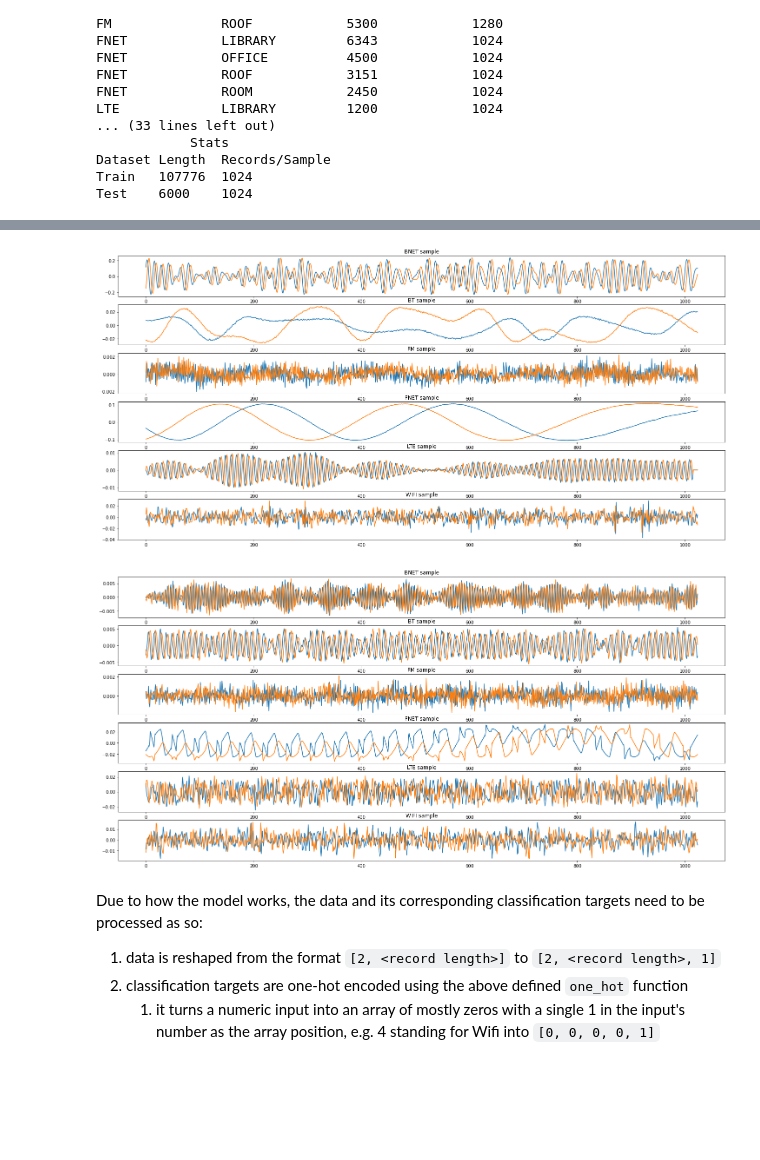
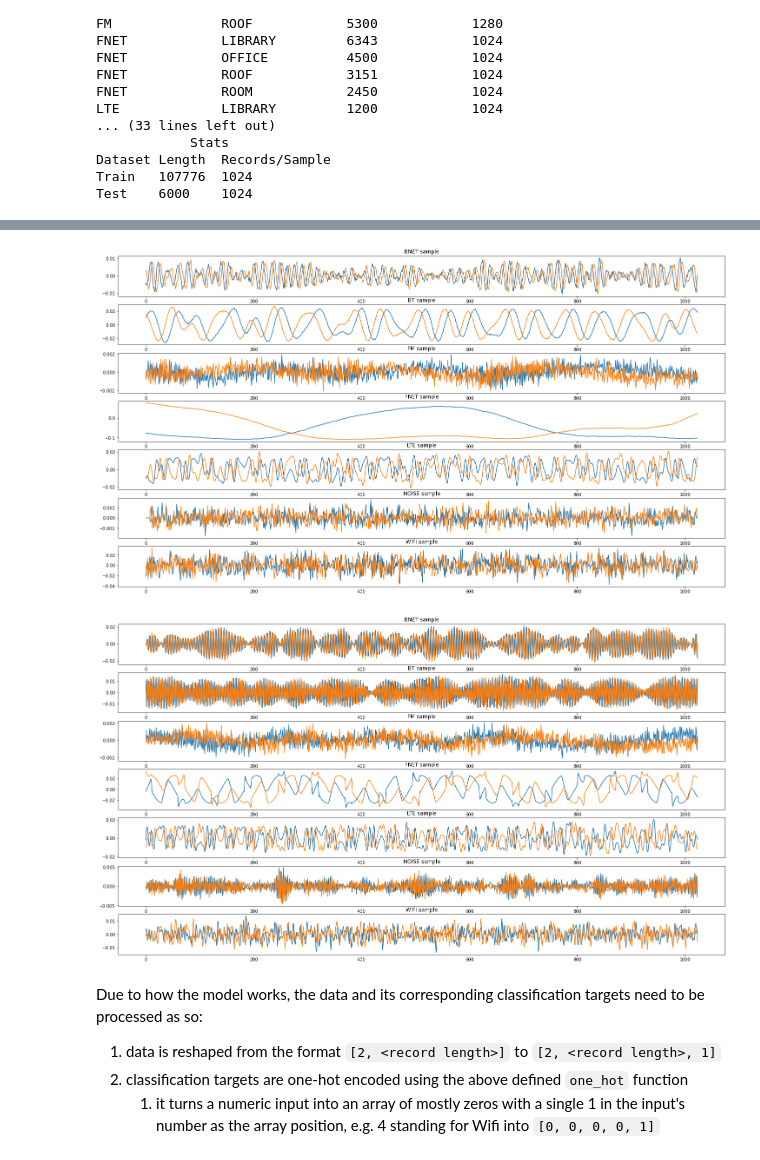
Before and after one commit to yakisoap-bar/internship-stuff, a Jupyter notebook: training_notebooks/SA_resnet.ipynb, the cells around one changed output, grey strips where cells are left out. Saved outputs shown, nothing was run; the diff lists cells and outputs as text; code cells hidden in the pictures; blank space fills up the shorter version.

Commit message:
retrain model with data filtering

```diff
--- a/training_notebooks/SA_resnet.ipynb
+++ b/training_notebooks/SA_resnet.ipynb
@@ -60,4 +60,6 @@ train_ds_loc = [s.upper() for s in train_ds_type[:, 1]]
 val_ds_loc = [s.upper() for s in val_ds_type[:, 1]]
 
 # generate signal type tags
-signal_tags = {k : i for i, k in enumerate(np.unique(sorted([s.upper() for s in train_ds_order])))}
+signal_tags = {k : i for i, k in enumerate(np.unique(sorted([s.upper() for s in train_ds_order] + ['NOISE'])))}
+
+print(signal_tags)
@@ -214,3 +218,28 @@ LTE             LIBRARY         1200            1024
 Dataset Length  Records/Sample
 Train   107776  1024
 Test    6000    1024
+# %%
+# set all noise as another class
+min_amp = 0.005
+
+for dataset in [df_train, df_test]:
+    for key, value in signal_tags.items():
+        if key == 'NOISE' or key == 'FM':
+            continue
+
+        if key == 'BNET':
+            min_amp = 0.0025
+        else:
+            min_amp = 0.005
+
+
+        # get subset of main datasets
+        temp_subset = dataset[dataset['signal_type'] == key]
+        noisy_data = temp_subset[[i.max() <= min_amp for i in temp_subset['record'].values]]
+
+        # if key == 'BNET' or key == 'BT':
+        #     noisy_data = noisy_data.sample(frac=0.45)
+
+        # dataset.loc[noisy_data.index, ['signal_type', 'tag']] = 'NOISE', signal_tags['NOISE']
+
+        print(key, np.array(np.sum([i.max() <= min_amp for i in temp_subset['record'].values])))
@@ -217,39 +257,36 @@ Test    6000    1024
 # %%
 # plot some sample signals
-fig1 = plt.figure(1, figsize=(25, 12))
-fig2 = plt.figure(2, figsize=(25, 12))
-
-# some params to determine what gets shown
-min_amp = 0.005
+fig1 = plt.figure(1, figsize=(25, 14))
+fig2 = plt.figure(2, figsize=(25, 14))
 
 for i, key in enumerate(list(signal_tags.keys())):
     # training data
     ip, qd = df_train[df_train['signal_type'] == key]['record'].sample().iloc[0]
-    while (ip.max() < min_amp or qd.max() < min_amp) and key != 'FM':
+    while (ip.max() < min_amp or qd.max() < min_amp) and key not in ['FM', 'NOISE']:
         ip, qd = df_train[df_train['signal_type'] == key]['record'].sample().iloc[0]
 
     ax = fig1.add_subplot(len(signal_tags), 1, i+1)
 
     ax.plot(ip)
     ax.plot(qd)
 
     ax.set_title(f'{key} sample')
 
     # validation data
     ipv, qdv = df_test[df_test['signal_type'] == key]['record'].sample().iloc[0]
-    while (ipv.max() < min_amp or qdv.max() < min_amp) and key != 'FM':
+    while (ipv.max() < min_amp or qdv.max() < min_amp) and key not in ['FM', 'NOISE']:
         ipv, qdv = df_test[df_test['signal_type'] == key]['record'].sample().iloc[0]
     ax = fig2.add_subplot(len(signal_tags), 1, i+1)
 
     ax.plot(ipv)
     ax.plot(qdv)
 
     ax.set_title(f'{key} sample')
 
 plt.show()
 # %% [output]
-[figure, old version]
+[figure, new version]
-[figure, old version]
+[figure, new version]
 # %%
 # define one hot encode function
 def one_hot(arr, n_cat):
```
Also changed, not shown: parts of 3 cells of this notebook, 1 other file.
